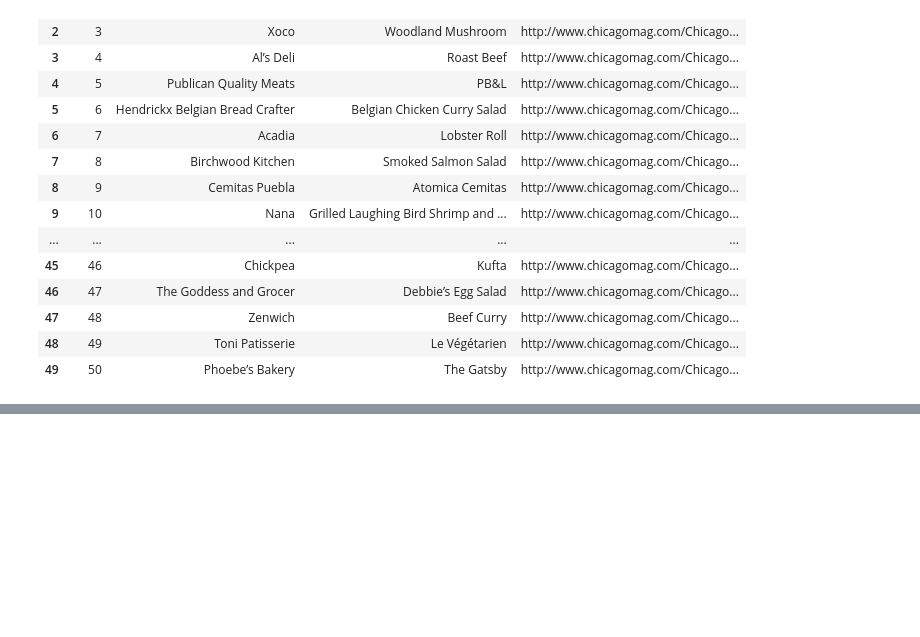
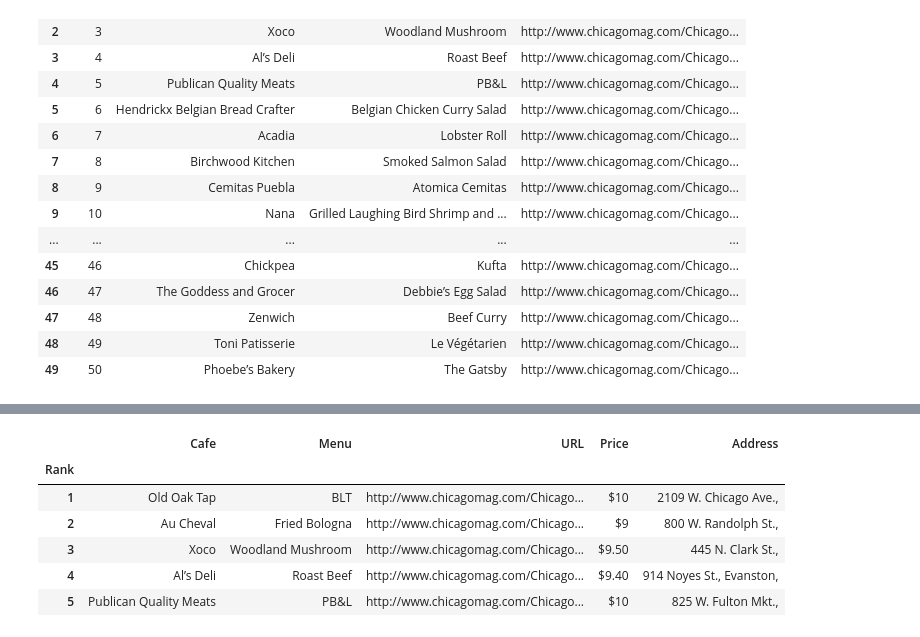
Before and after one commit to leebaek/python_data_analysis, a Jupyter notebook: 시카고 샌드위치 맛집 분석/시카고 샌드위치 맛집 분석.ipynb, the cells around one changed output, grey strips where cells are left out. Drawn from its saved outputs; the diff is of its cells as text; code cells hidden in the pictures; blank space fills up the shorter version.

```diff
--- a/시카고 샌드위치 맛집 분석/시카고 샌드위치 맛집 분석.ipynb
+++ b/시카고 샌드위치 맛집 분석/시카고 샌드위치 맛집 분석.ipynb
@@ -193,0 +214,3 @@ df
+# %%
+df = pd.read_csv('best_sandwiches_list_chicago.csv', index_col=0)
+df.head()
@@ -193,0 +230,5 @@ df
+# %%
+# 1등 메뉴와 식당의 URL
+html = urlopen(df['URL'][0])
+soup_tmp = BeautifulSoup(html, "html.parser")
+soup_tmp
@@ -193,0 +294,13 @@ df
+# %%
+# 반복문으로 3위까지의 홈페이지 크롤링
+price = []
+address = []
+
+for n in df.index[:3]:
+    html = urlopen(df['URL'][n])
+    soup_tmp = BeautifulSoup(html, 'lxml')
+
+    gettings = soup_tmp.find('p', 'addy').get_text()
+
+    price.append(gettings.split()[0][:-1])
+    address.append(' '.join(gettings.split()[1:-2]))
@@ -193,0 +319,14 @@ df
+# %%
+from tqdm import tqdm_notebook
+
+price = []
+address = []
+
+for n in tqdm_notebook(df.index):
+    html = urlopen(df['URL'][n])
+    soup_tmp = BeautifulSoup(html, 'lxml')
+
+    gettings = soup_tmp.find('p', 'addy').get_text()
+
+    price.append(gettings.split()[0][:-1])
+    address.append(' '.join(gettings.split()[1:-2]))
@@ -194 +377,16 @@ df
+# %%
+df['Price'] = price
+df['Address'] = address
+
+df.loc[:, ['Rank', 'Cafe', 'Menu', 'Price', 'Address']]
+df.set_index('Rank', inplace=True) # Rank를 index로 잡기
+df.head()
+# %% [output]
+|  | Cafe | Menu | URL | Price | Address |
+| Rank |  |  |  |  |  |
+| 1 | Old Oak Tap | BLT | http://www.chicagomag.com/Chicago... | $10 | 2109 W. Chicago Ave., |
+| 2 | Au Cheval | Fried Bologna | http://www.chicagomag.com/Chicago... | $9 | 800 W. Randolph St., |
+| 3 | Xoco | Woodland Mushroom | http://www.chicagomag.com/Chicago... | $9.50 | 445 N. Clark St., |
+| 4 | Al’s Deli | Roast Beef | http://www.chicagomag.com/Chicago... | $9.40 | 914 Noyes St., Evanston, |
+| 5 | Publican Quality Meats | PB&L | http://www.chicagomag.com/Chicago... | $10 | 825 W. Fulton Mkt., |
 # %%
```
Also changed, not shown: parts of 22 cells of this notebook, 1 other file.
